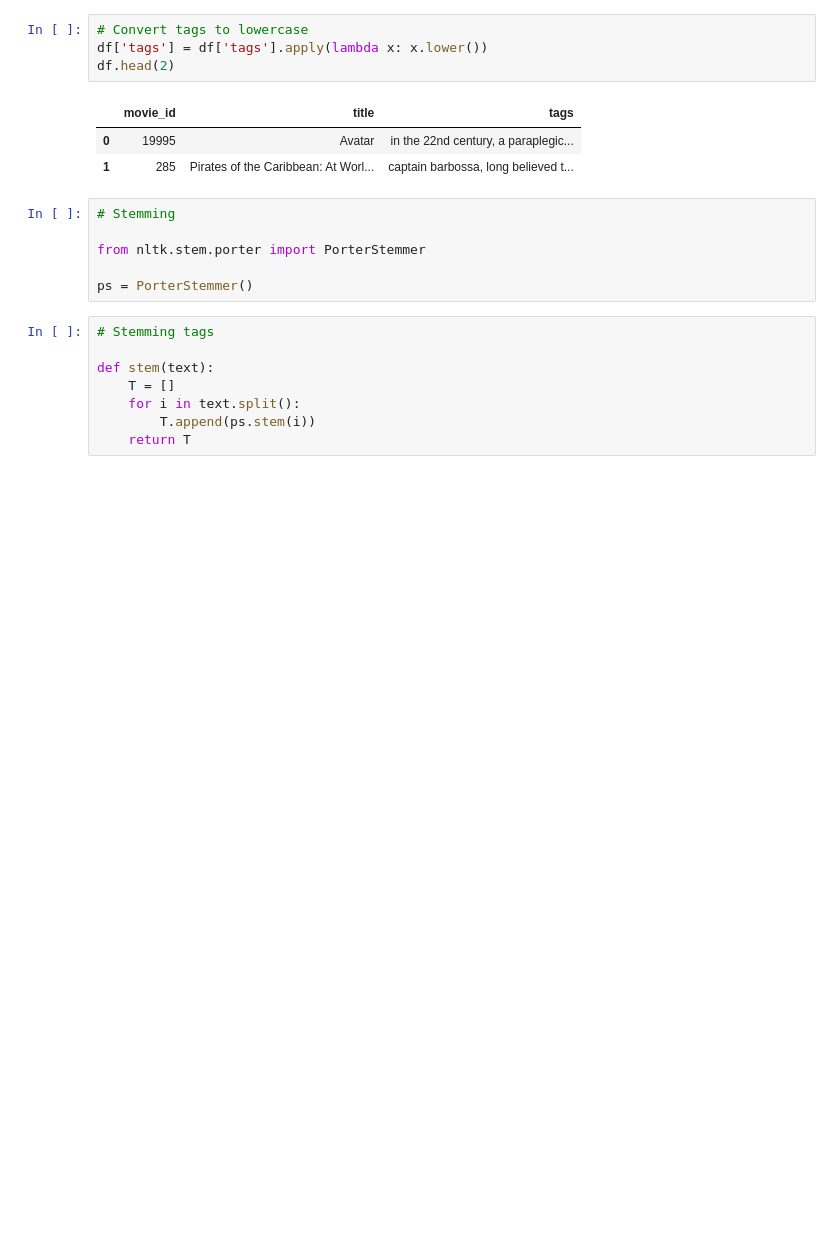
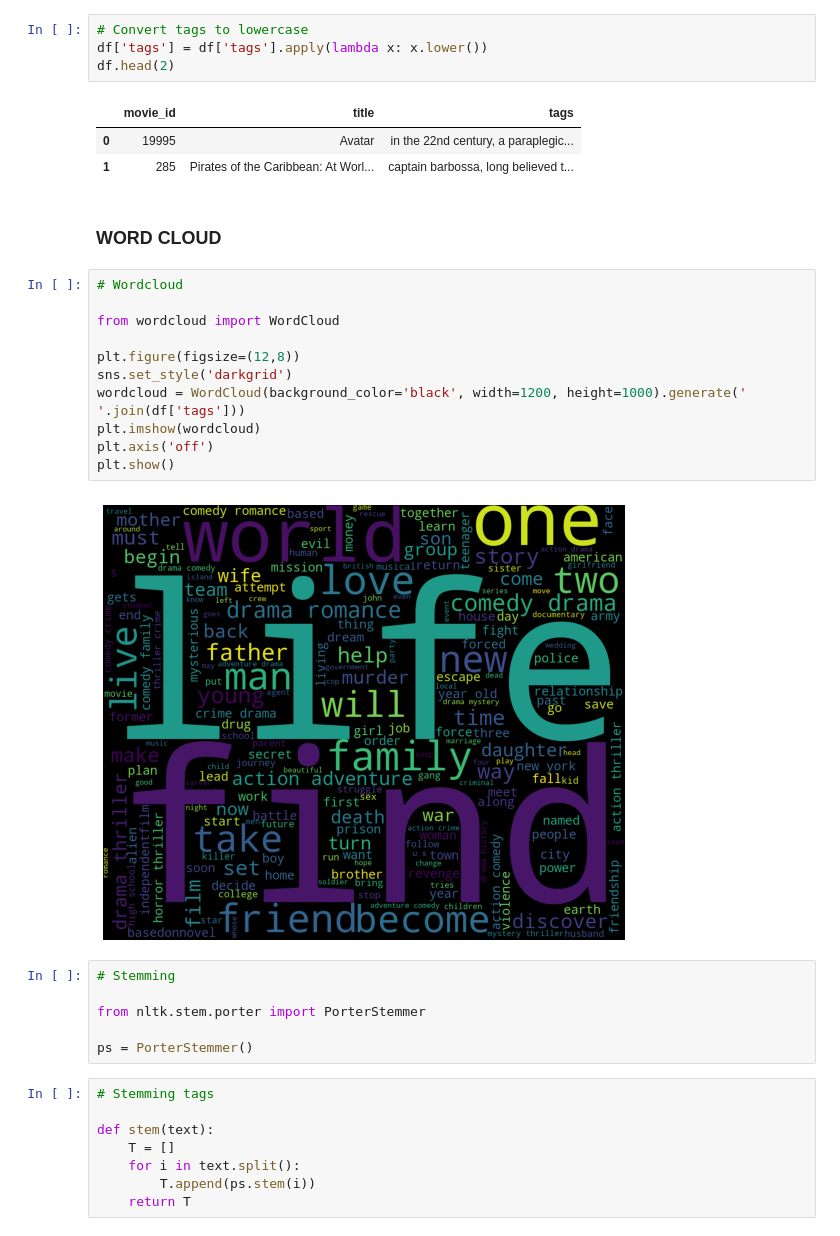
Before and after one commit to Amar1709/ShowBox_MRS, a Jupyter notebook: MRS.ipynb, the cells around one changed output. Cells and saved outputs as stored; diff of their text form; blank space fills up the shorter version.

```diff
--- a/MRS.ipynb
+++ b/MRS.ipynb
@@ -230,6 +230,21 @@ df.head(2)
 |  | movie_id | title | tags |
 | 0 | 19995 | Avatar | in the 22nd century, a paraplegic... |
 | 1 | 285 | Pirates of the Caribbean: At Worl... | captain barbossa, long believed t... |
+# %% [markdown]
+### WORD CLOUD
+# %%
+# Wordcloud
+
+from wordcloud import WordCloud
+
+plt.figure(figsize=(12,8))
+sns.set_style('darkgrid')
+wordcloud = WordCloud(background_color='black', width=1200, height=1000).generate(' '.join(df['tags']))
+plt.imshow(wordcloud)
+plt.axis('off')
+plt.show()
+# %% [output]
+[figure, added]
 # %%
 # Stemming
 
```
Also changed, not shown: parts of 19 cells of this notebook.
